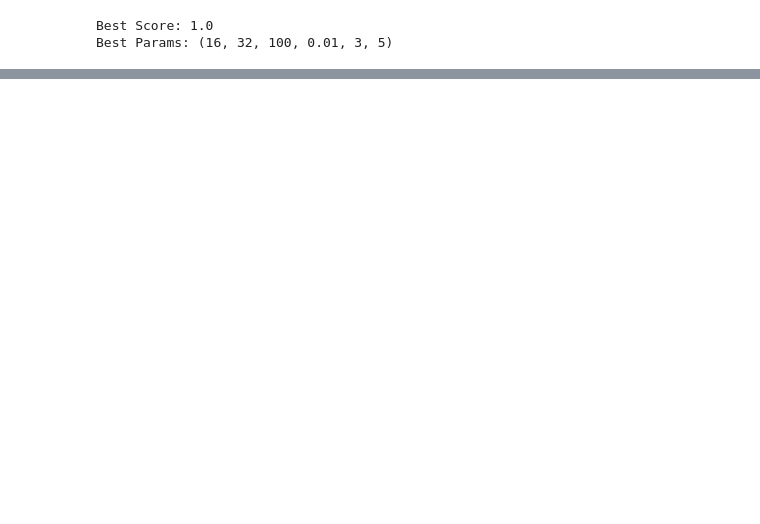
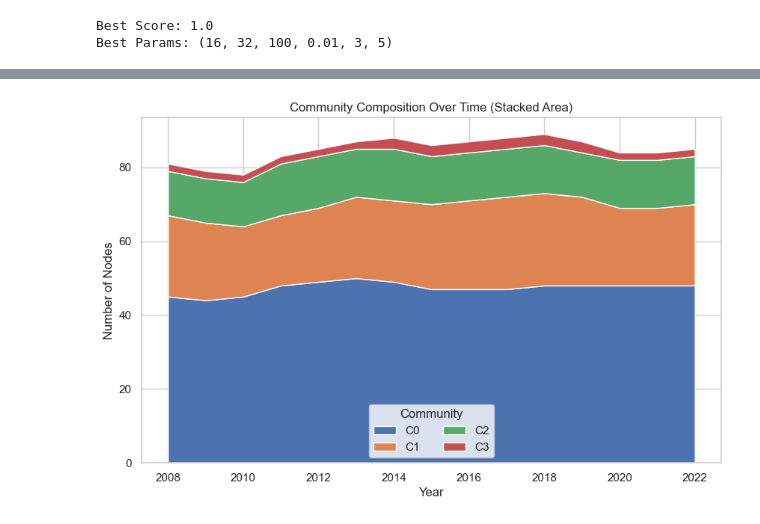
Before and after one commit to Altishofer/NetworkScienceProject, a Jupyter notebook: community_detection.ipynb, the cells around one changed output, grey strips where cells are left out. Drawn from its saved outputs; the diff is of its cells as text; code cells hidden in the pictures; blank space fills up the shorter version.

```diff
--- a/community_detection.ipynb
+++ b/community_detection.ipynb
@@ -891,0 +1062,4 @@ plot_top_countries_heatmap(temporal_membership, snapshots, years_of_interest, to
+# %%
+plot_community_stacked_area(temporal_membership, years_of_interest)
+# %% [output]
+[figure, added]
```
Also changed, not shown: parts of 17 cells of this notebook.
